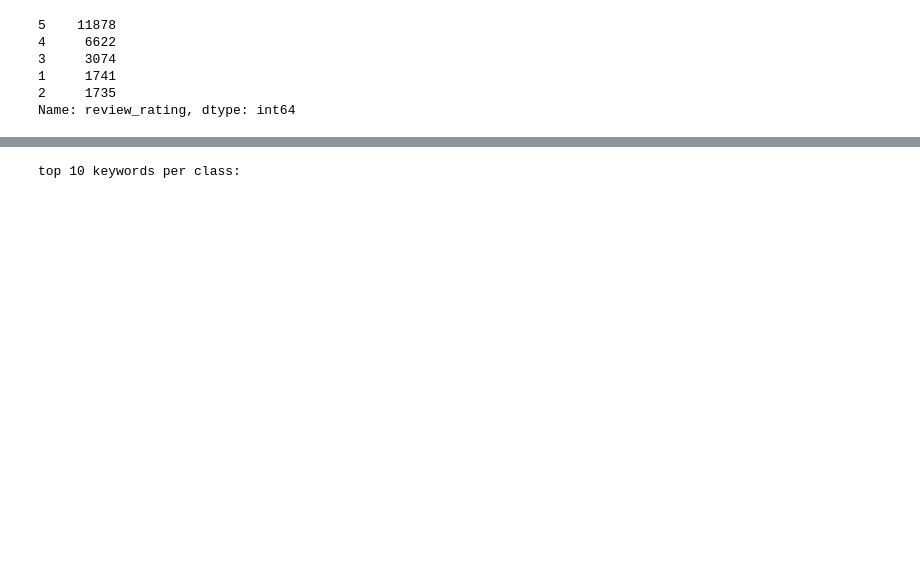
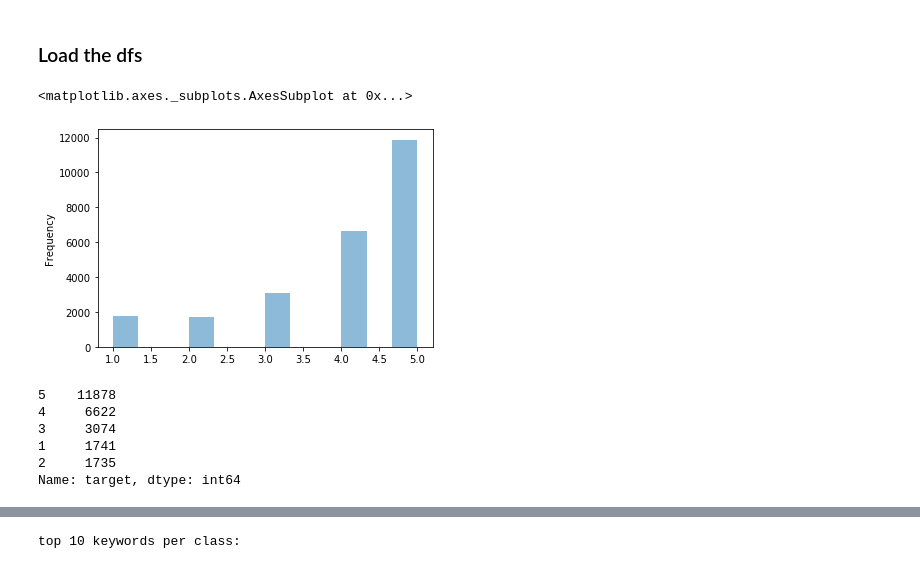
Before and after one commit to Cristinamulas/Text-Classification-And-Sentiment-Analysis-On-Hotel-Reviews, a Jupyter notebook: Text classification models.ipynb, the cells around one changed output, grey strips where cells are left out. Drawn from its saved outputs; the diff is of its cells as text; code cells hidden in the pictures; blank space fills up the shorter version.

```diff
--- a/Text classification models.ipynb
+++ b/Text classification models.ipynb
@@ -10,13 +23,23 @@ from sklearn.svm import SVR
+# %% [markdown]
+### Load the dfs
 # %%
 df = pd.read_csv('data_for_model.csv', usecols = ['review_rating' , 'Reviews_tokenize_join'])
+# %%
+# optimazation memory by converting the review_rating to category
+df['target'] = df['review_rating'].astype('category')
+# %%
+df['review_rating'].plot.hist(bins=12, alpha=0.5)
+# %% [output]
+<matplotlib.axes._subplots.AxesSubplot at 0x...>
+[figure, added]
 # %%
-df['review_rating'].value_counts()
+df['target'].value_counts()
 # %% [output]
 5    11878
 4     6622
 3     3074
 1     1741
 2     1735
-Name: review_rating, dtype: int64
+Name: target, dtype: int64
 # %%
 #df.info()
```
Also changed, not shown: parts of 94 cells of this notebook, 2 other files.
